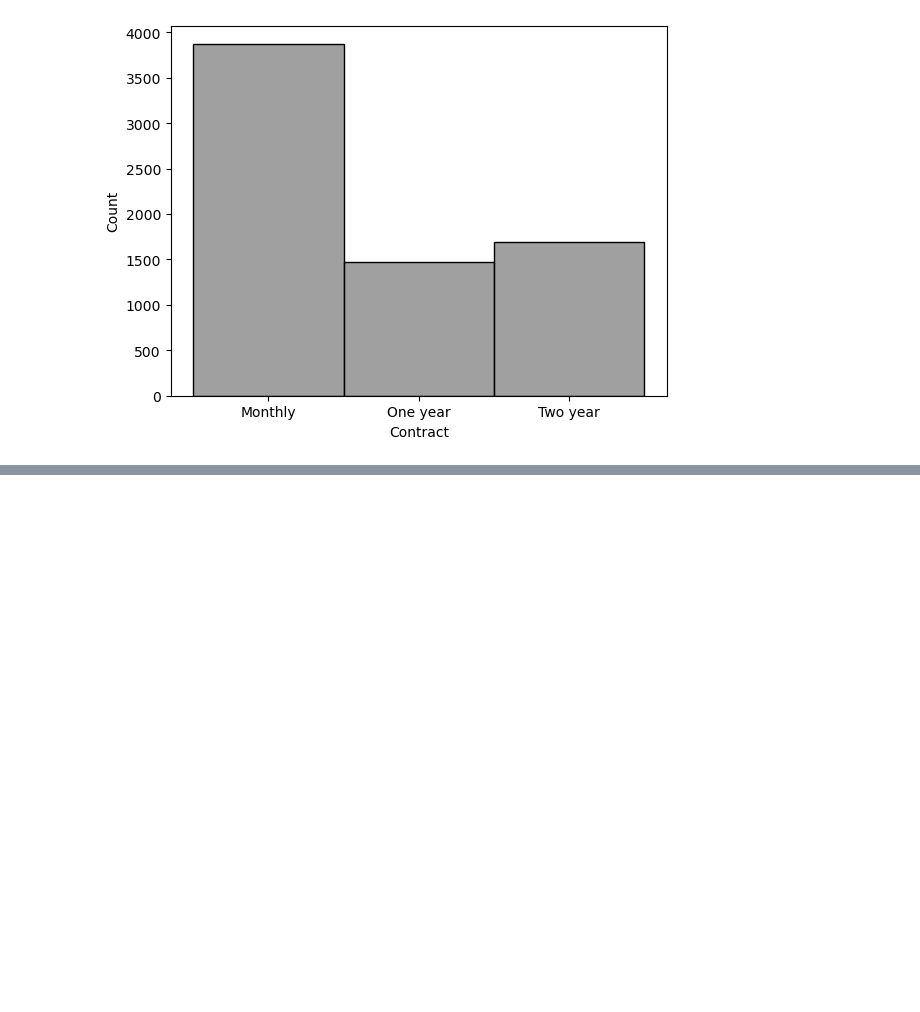
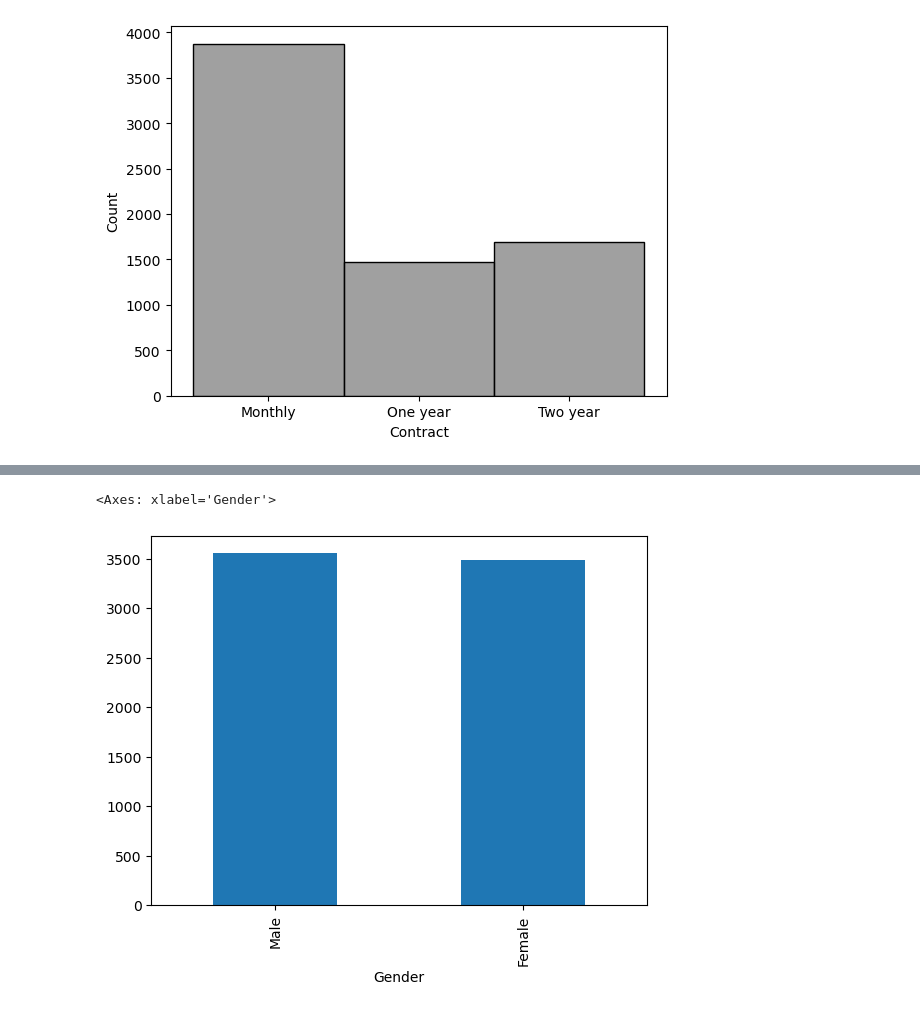
Before and after one commit to Hasan-Mahmood231/IBM-python, a Jupyter notebook: customer_churn.ipynb, the cells around one changed output, grey strips where cells are left out. Cells and saved outputs as stored; diff of their text form; code cells hidden in the pictures; blank space fills up the shorter version.

```diff
--- a/customer_churn.ipynb
+++ b/customer_churn.ipynb
@@ -214,0 +220,5 @@ plt.show()
+# %%
+df['Gender'].value_counts().plot(kind='bar')
+# %% [output]
+<Axes: xlabel='Gender'>
+[figure, added]
```
Also changed, not shown: parts of 2 cells of this notebook.
